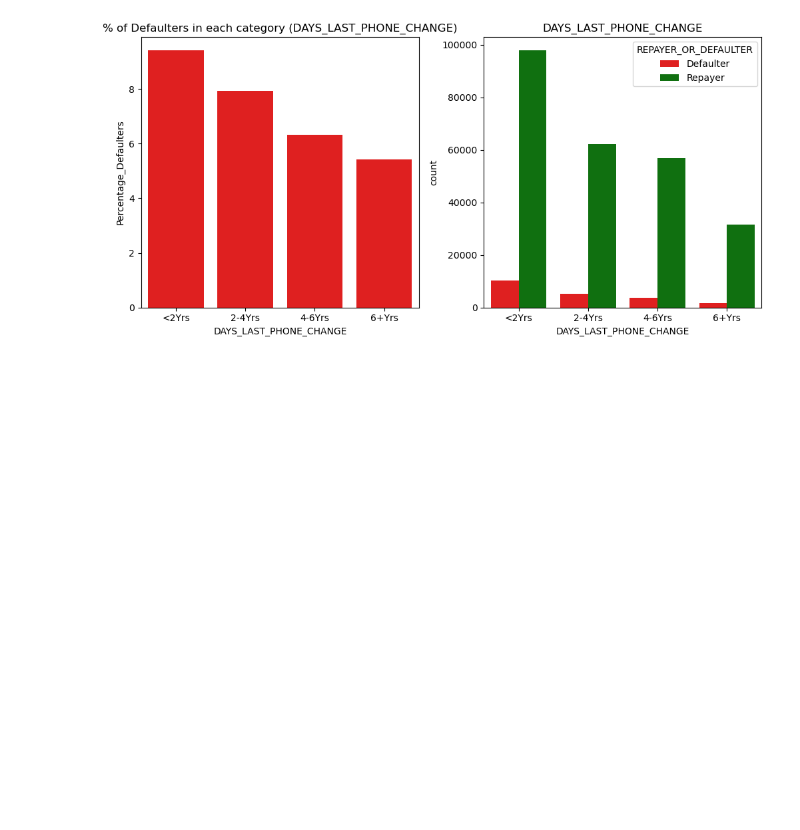
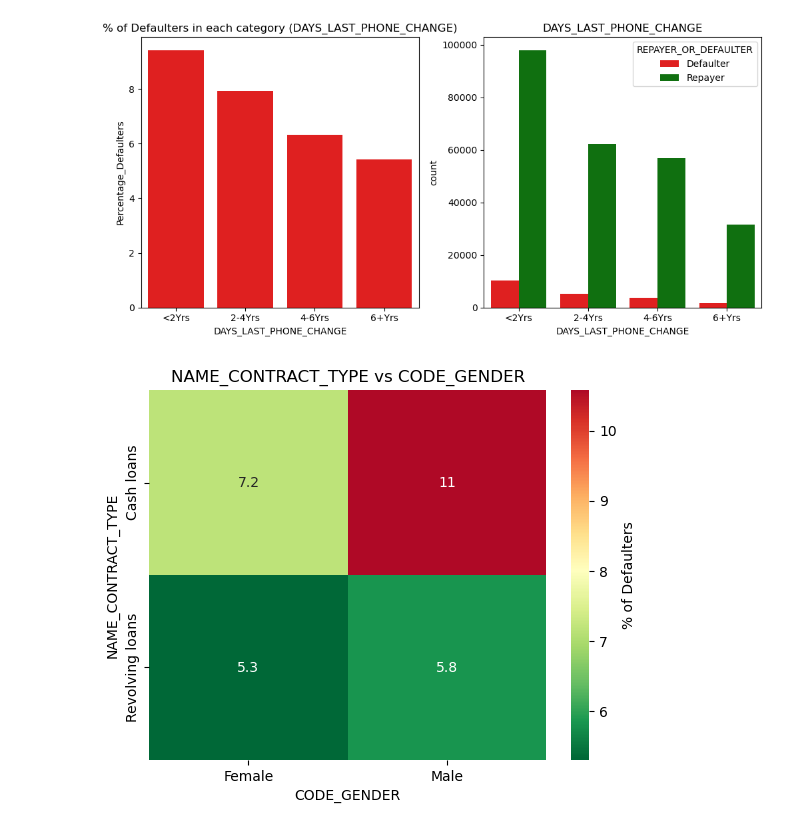
Before and after one commit to Punya-B-R/loan-approval-risk-analysis, a Jupyter notebook: Bank-Loan.ipynb, the cells around one changed output. Cells and saved outputs as stored; diff of their text form; code cells hidden in the pictures; blank space fills up the shorter version.

```diff
--- a/Bank-Loan.ipynb
+++ b/Bank-Loan.ipynb
@@ -454,3 +454,13 @@ app['DAYS_LAST_PHONE_CHANGE']=pd.cut(app['DAYS_LAST_PHONE_CHANGE'], [0,700,1400,
 app_univariate_categorical('DAYS_LAST_PHONE_CHANGE')
 # %% [output]
 [figure]
+# %%
+def app_heatmap(x,y):
+    a = app.pivot_table(index=x, columns=y, values='TARGET_PERCENT')
+    sns.heatmap(a, cmap='RdYlGn_r', center=8, annot=True, cbar_kws={'label':'% of Defaulters'})
+    plt.title(x+ ' vs '+ y)
+    plt.show()
+# %%
+app_heatmap('NAME_CONTRACT_TYPE','CODE_GENDER')
+# %% [output]
+[figure, added]
```
Also changed, not shown: parts of 4 cells of this notebook.
